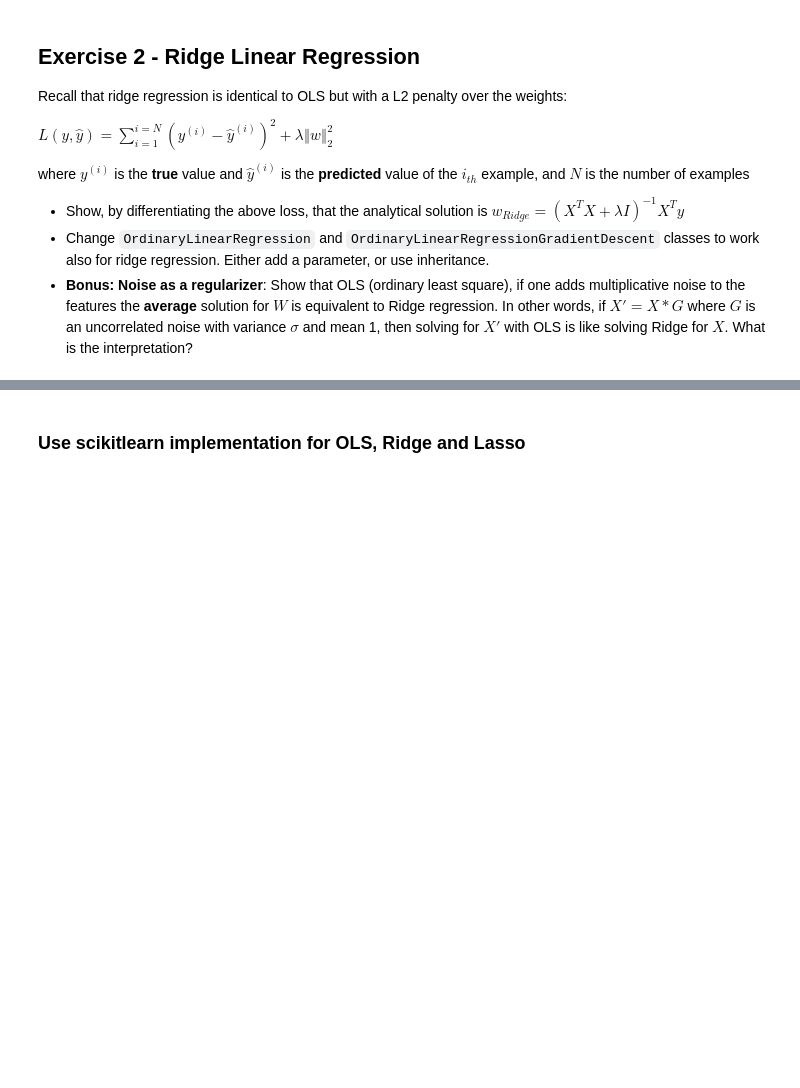
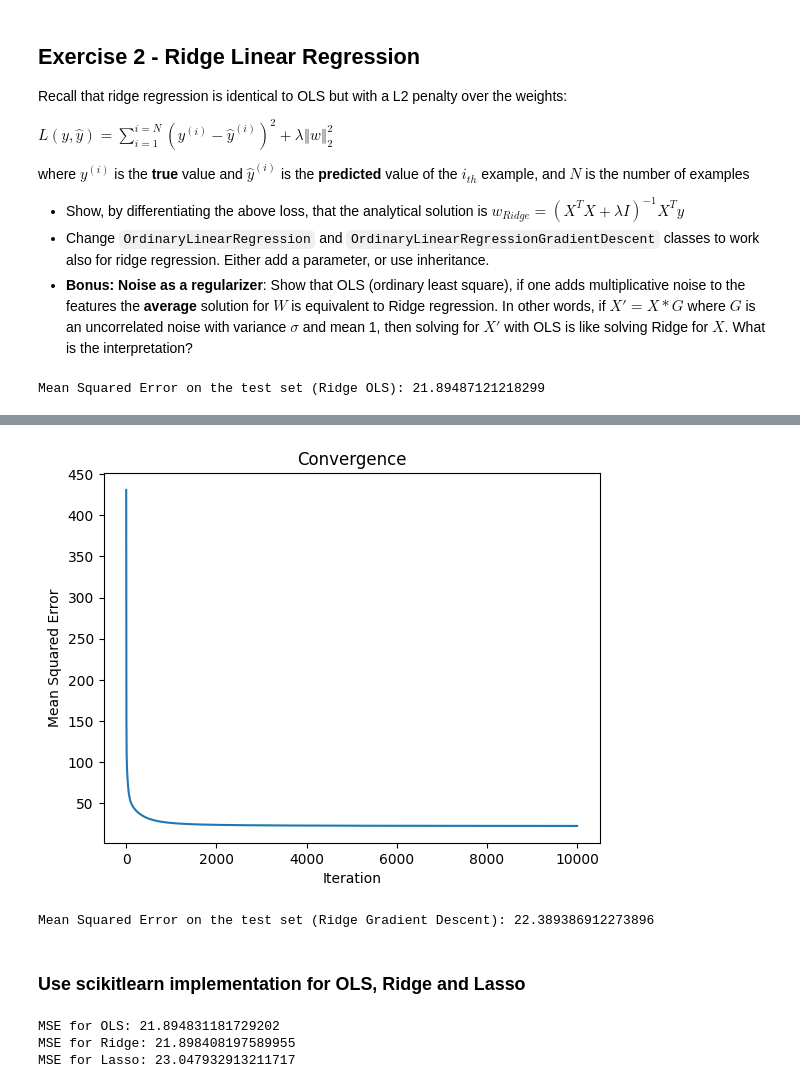
Before and after one commit to anidima/ydata_ml_sl, a Jupyter notebook: SL_HW2_Regression_Regularization.ipynb, the cells around one changed output, grey strips where cells are left out. Cells and saved outputs as stored; diff of their text form; code cells hidden in the pictures; blank space fills up the shorter version.

```diff
--- a/SL_HW2_Regression_Regularization.ipynb
+++ b/SL_HW2_Regression_Regularization.ipynb
@@ -300,0 +319,44 @@ class RidgeLs(Ols):
+# %%
+# OLS works for ridge regression
+class RidgeLs(Ols):
+  def __init__(self, ridge_lambda, *wargs, **kwargs):
+    super(RidgeLs,self).__init__(*wargs, **kwargs)
+    self.ridge_lambda = ridge_lambda
+
+  def _fit(self, X, Y):
+    #Closed form of ridge regression
+    X_pad = self.pad(np.array(X))
+    identity_matrix = np.identity(X_pad.shape[1])
+    identity_matrix[0,0] = 0
+    regularization_term = self.ridge_lambda * identity_matrix
+    self.w = np.linalg.inv(X_pad.T @ X_pad + regularization_term) @ X_pad.T @ Y
+
+
+# OLR with a gradient descent works for ridge regression
+class RidgeLsGd(OlsGd):
+  def __init__(self, ridge_lambda, *wargs, **kwargs):
+    super(RidgeLsGd,self).__init__(*wargs, **kwargs)
+    self.ridge_lambda = ridge_lambda
+
+
+  def _step(self, X, Y):
+    Y_pred = np.dot(X, self.w)
+    self.w = self.w - (self.learning_rate * (1/X.shape[0]) * np.dot(X.T, (Y_pred - Y)) + self.w * self.ridge_lambda)
+    #self.w = self.w - (self.learning_rate * (1/X.shape[0]) * (X @ self.w - Y) @ X + self.w * self.ridge_lambda)
+    loss = np.mean((X @ self.w - Y)**2) + self.ridge_lambda * np.linalg.norm(self.w)**2
+    #loss = np.mean((Y - Y_pred)**2)
+    return loss
+# %%
+# check
+mrls = RidgeLs(0.01)
+mrls.fit(data, target)
+mse = mrls.score(data, target)
+print(f'Mean Squared Error on the test set (Ridge OLS): {mse}')
+# %% [output]
+Mean Squared Error on the test set (Ridge OLS): 21.89487121218299
+# %%
+mrlsg = RidgeLsGd(ridge_lambda=0.0001, early_stop=True, verbose=True, num_iteration=10000)
+mrlsg.fit(data, target)
+mse = mrlsg.score(data, target)
+print(f'Mean Squared Error on the test set (Ridge Gradient Descent): {mse}')
+# %% [output]
@@ -301,2 +373,4 @@ class RidgeLs(Ols):
+[figure, added]
+Mean Squared Error on the test set (Ridge Gradient Descent): 22.389386912273896
 # %% [markdown]
 ### Use scikitlearn implementation for OLS, Ridge and Lasso
@@ -302,0 +380,34 @@ class RidgeLs(Ols):
+# %%
+# OLS
+ols_model = linear_model.LinearRegression()
+ols_model.fit(data, target)
+
+# Make predictions on the test set
+y_pred_ols = ols_model.predict(data)
+
+# Evaluate the model's performance using MSE
+print(f'MSE for OLS: {mean_squared_error(target, y_pred_ols)}')
+
+# Ridge
+ridge_model = linear_model.Ridge(alpha=0.1)
+ridge_model.fit(data, target)
+
+# Make predictions on the test set
+y_pred_ridge = ridge_model.predict(data)
+
+# Evaluate the model's performance using MSE
+print(f'MSE for Ridge: {mean_squared_error(target, y_pred_ridge)}')
+
+# Lasso
+lasso_model = linear_model.Lasso(alpha=0.1)
+lasso_model.fit(data, target)
+
+# Make predictions on the test set
+y_pred_lasso = lasso_model.predict(data)
+
+# Evaluate the model's performance using MSE
+print(f'MSE for Lasso: {mean_squared_error(target, y_pred_lasso)}')
+# %% [output]
+MSE for OLS: 21.894831181729202
+MSE for Ridge: 21.898408197589955
+MSE for Lasso: 23.047932913211717
```
Also changed, not shown: parts of 11 cells of this notebook.
